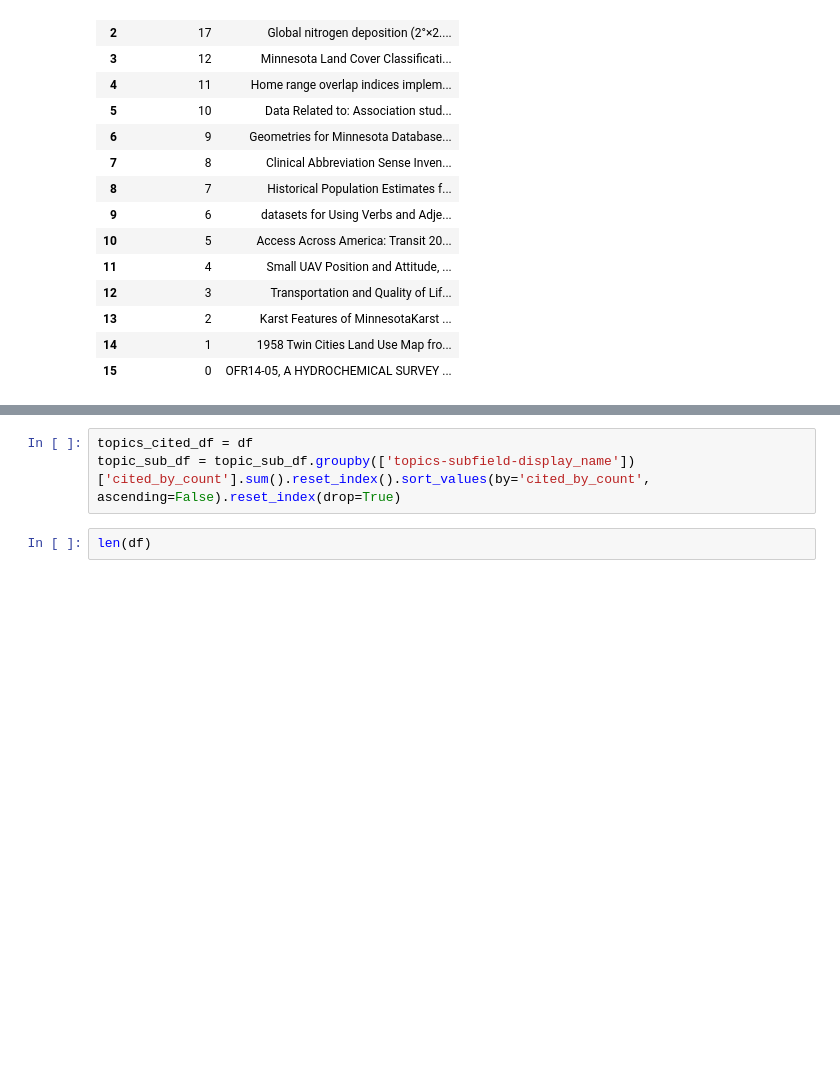
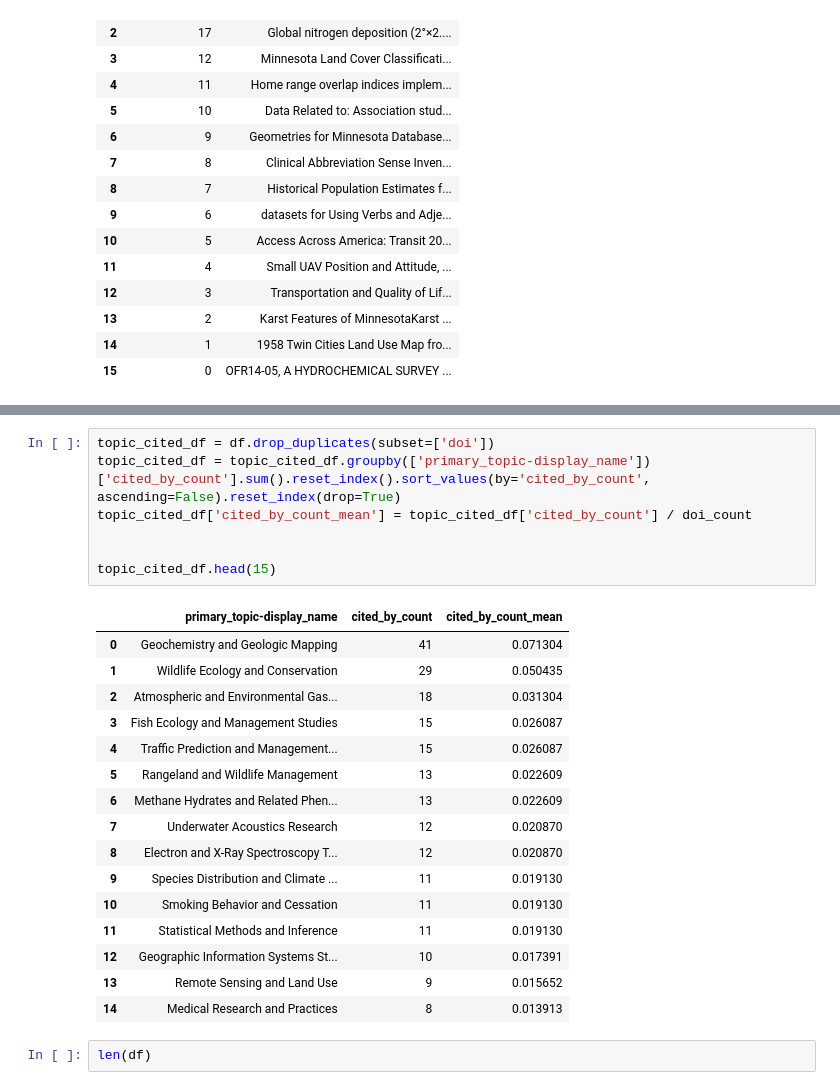
Before and after one commit to senderrr/OpenAlex, a Jupyter notebook: OpenAlexSourceVisuals.ipynb, the cells around one changed output, grey strips where cells are left out. Cells and saved outputs as stored; diff of their text form; blank space fills up the shorter version.

```diff
--- a/OpenAlexSourceVisuals.ipynb
+++ b/OpenAlexSourceVisuals.ipynb
@@ -475,6 +447,27 @@ subfield_df.head(15)
-# %%
-topics_cited_df = df
-topic_sub_df = topic_sub_df.groupby(['topics-subfield-display_name'])['cited_by_count'].sum().reset_index().sort_values(by='cited_by_count', ascending=False).reset_index(drop=True)
+# %%
+topic_cited_df = df.drop_duplicates(subset=['doi'])
+topic_cited_df = topic_cited_df.groupby(['primary_topic-display_name'])['cited_by_count'].sum().reset_index().sort_values(by='cited_by_count', ascending=False).reset_index(drop=True)
+topic_cited_df['cited_by_count_mean'] = topic_cited_df['cited_by_count'] / doi_count
+
+
+topic_cited_df.head(15)
+# %% [output]
+|  | primary_topic-display_name | cited_by_count | cited_by_count_mean |
+| 0 | Geochemistry and Geologic Mapping | 41 | 0.071304 |
+| 1 | Wildlife Ecology and Conservation | 29 | 0.050435 |
+| 2 | Atmospheric and Environmental Gas... | 18 | 0.031304 |
+| 3 | Fish Ecology and Management Studies | 15 | 0.026087 |
+| 4 | Traffic Prediction and Management... | 15 | 0.026087 |
+| 5 | Rangeland and Wildlife Management | 13 | 0.022609 |
+| 6 | Methane Hydrates and Related Phen... | 13 | 0.022609 |
+| 7 | Underwater Acoustics Research | 12 | 0.020870 |
+| 8 | Electron and X-Ray Spectroscopy T... | 12 | 0.020870 |
+| 9 | Species Distribution and Climate ... | 11 | 0.019130 |
+| 10 | Smoking Behavior and Cessation | 11 | 0.019130 |
+| 11 | Statistical Methods and Inference | 11 | 0.019130 |
+| 12 | Geographic Information Systems St... | 10 | 0.017391 |
+| 13 | Remote Sensing and Land Use | 9 | 0.015652 |
+| 14 | Medical Research and Practices | 8 | 0.013913 |
 # %%
 len(df)
 # %% [output]
```
Also changed, not shown: parts of 12 cells of this notebook.
